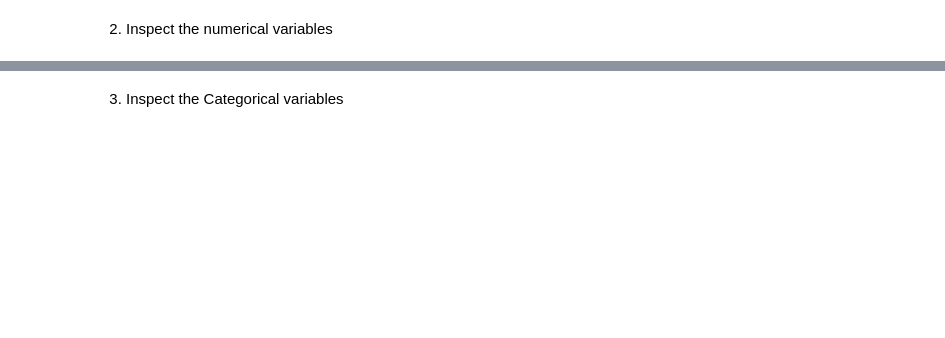
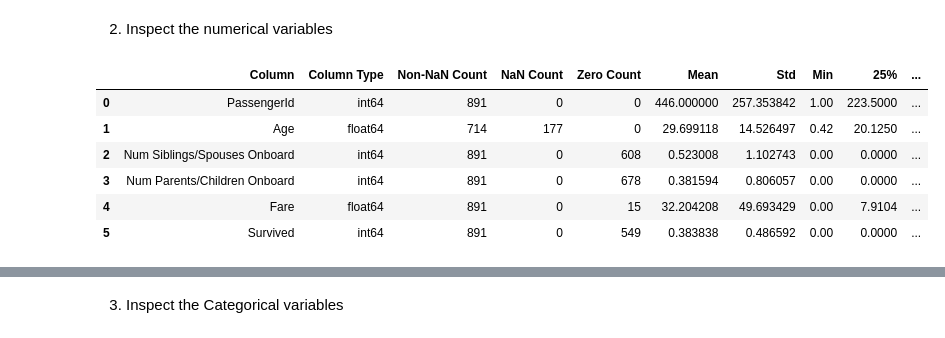
Before and after one commit to TomSmith255/titanic-kaggle, a Jupyter notebook: titanic_ml.ipynb, the cells around one changed output, grey strips where cells are left out. Drawn from its saved outputs; the diff is of its cells as text; code cells hidden in the pictures; blank space fills up the shorter version.

```diff
--- a/titanic_ml.ipynb
+++ b/titanic_ml.ipynb
@@ -28,0 +38,25 @@ df_test.head()
+# %%
+# Change the column names according to the data dictionary
+new_col_names = {'Pclass': 'Ticket Class', 'SibSp': 'Num Siblings/Spouses Onboard', 'Parch': 'Num Parents/Children Onboard',
+                  'Ticket': 'Ticket Num', 'Cabin': 'Cabin Num', 'Embarked': 'Embarkment Port'}
+df_train.rename(columns=new_col_names, inplace=True)
+df_test.rename(columns=new_col_names, inplace=True)
+
+# Change the column order so it is easier to follow
+new_col_order = ['PassengerId', 'Name', 'Sex', 'Age', 'Num Siblings/Spouses Onboard', 'Num Parents/Children Onboard',
+                  'Ticket Num', 'Ticket Class', 'Fare', 'Cabin Num', 'Embarkment Port', 'Survived']
+df_train = df_train[new_col_order]
+df_test = df_test[new_col_order[:-1]]
+
+# Use the data dictionary to replace some values
+ticket_class_mapping = {1: '1st', 2: '2nd', 3: '3rd'}
+df_train['Ticket Class'] = df_train['Ticket Class'].replace(ticket_class_mapping)
+df_train['Ticket Class'] = pd.Categorical(df_train['Ticket Class'])
+df_test['Ticket Class'] = df_test['Ticket Class'].replace(ticket_class_mapping)
+df_test['Ticket Class'] = pd.Categorical(df_test['Ticket Class'])
+
+embarkment_mapping = {'C': 'Cherbourg', 'Q': 'Queenstown', 'S': 'Southampton'}
+df_train['Embarkment Port'] = df_train['Embarkment Port'].replace(embarkment_mapping)
+df_test['Embarkment Port'] = df_test['Embarkment Port'].replace(embarkment_mapping)
+
+df_train.head(5)
@@ -78,0 +88,10 @@ numeric_summary_df
+# %%
+summarize_numeric_columns(df_train)
+# %% [output]
+|  | Column | Column Type | Non-NaN Count | NaN Count | Zero Count | Mean | Std | Min | 25% | ... |
+| 0 | PassengerId | int64 | 891 | 0 | 0 | 446.000000 | 257.353842 | 1.00 | 223.5000 | ... |
+| 1 | Age | float64 | 714 | 177 | 0 | 29.699118 | 14.526497 | 0.42 | 20.1250 | ... |
+| 2 | Num Siblings/Spouses Onboard | int64 | 891 | 0 | 608 | 0.523008 | 1.102743 | 0.00 | 0.0000 | ... |
+| 3 | Num Parents/Children Onboard | int64 | 891 | 0 | 678 | 0.381594 | 0.806057 | 0.00 | 0.0000 | ... |
+| 4 | Fare | float64 | 891 | 0 | 15 | 32.204208 | 49.693429 | 0.00 | 7.9104 | ... |
+| 5 | Survived | int64 | 891 | 0 | 549 | 0.383838 | 0.486592 | 0.00 | 0.0000 | ... |
```
Also changed, not shown: parts of 14 cells of this notebook.
